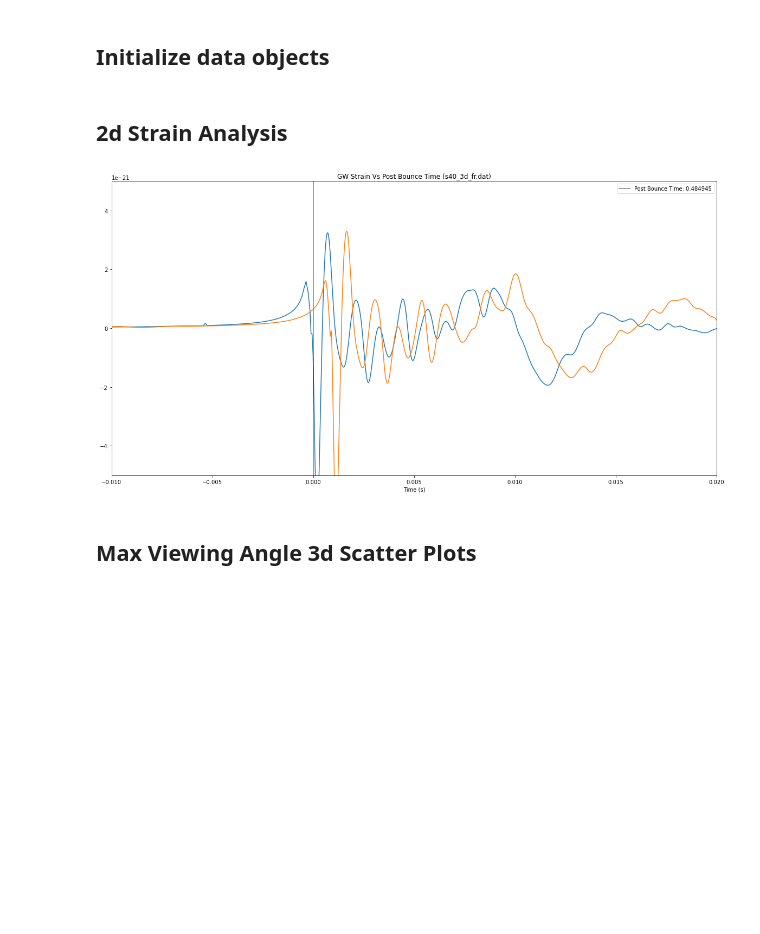
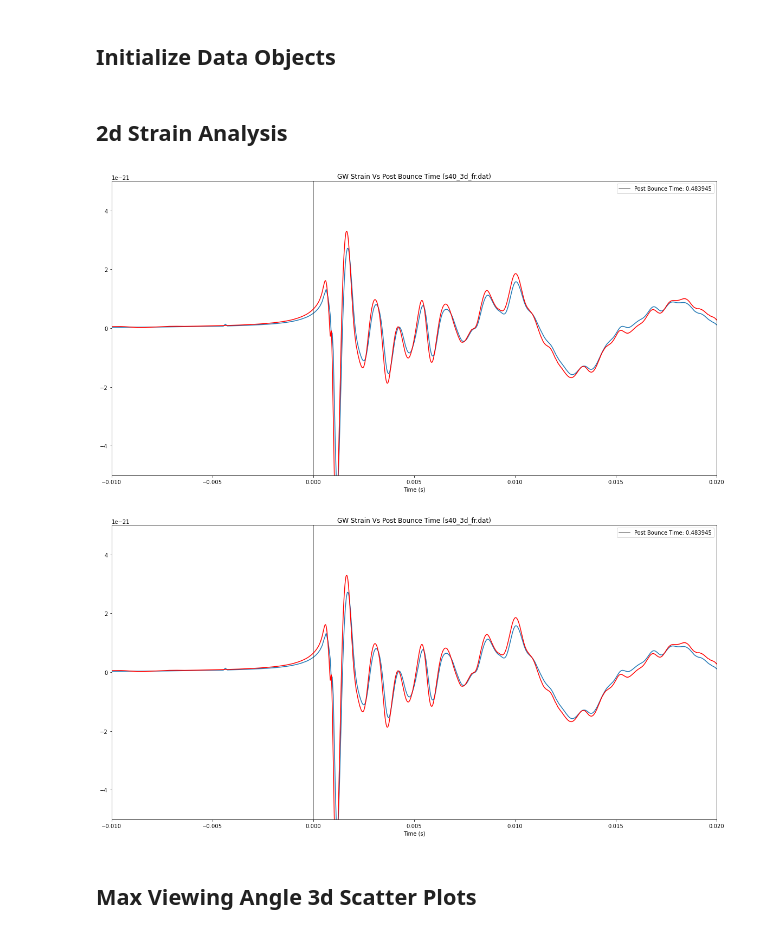
Before and after one commit to StevenVC/PajkosSummerResearch, a Jupyter notebook: programs/TempCompleteSystem.ipynb, the cells around one changed output. Cells and saved outputs as stored; diff of their text form; code cells hidden in the pictures; blank space fills up the shorter version.

```diff
--- a/programs/TempCompleteSystem.ipynb
+++ b/programs/TempCompleteSystem.ipynb
@@ -307,23 +386,26 @@ class GWAnalysis:
 # %% [markdown]
-## Initialize data objects
+## Initialize Data Objects
 # %%
-s40_fr = GWAnalysis( r'C:\Users\crazy\PajkosResearch', 's40_3d_fr.dat', [0, 49, 50, 51, 52, 53, 54], timeStep=5, nVerts=12j, tBounce=0.484945)
+s40_fr = GWAnalysis( r'C:\Users\crazy\PajkosResearch', 's40_3d_fr.dat', [0, 49, 51, 50, 52, 53, 54], timeStep=5, nVerts=12j, tBounce=0.484945-0.001)
 s40_fr.load_QuadData('RawDataFiles')
 s40_fr.set_rawDataHeaders(['Qxx','Qyy','Qxy','Qxz','Qyz','Qzz'])
 
-# s40_nor = GWAnalysis( r'C:\Users\crazy\PajkosResearch', 's40_3d_nor.dat', [0, 49, 50, 51, 52, 53, 54], timeStep=5, nVerts=10j, tBounce=0.4710)
+# s40_nor = GWAnalysis( r'C:\Users\crazy\PajkosResearch', 's40_3d_nor.dat', [0, 49, 51, 50, 52, 53, 54], timeStep=5, nVerts=10j, tBounce=0.4710)
 # s40_nor.load_QuadData('RawDataFiles')
 # s40_nor.set_rawDataHeaders(['Qxx','Qyy','Qxy','Qxz','Qyz','Qzz'])
 
-# s40_sr = GWAnalysis( r'C:\Users\crazy\PajkosResearch', 's40_3d_sr.dat', [0, 49, 50, 51, 52, 53, 54], timeStep=5, nVerts=10j, tBounce=0.474475)
+# s40_sr = GWAnalysis( r'C:\Users\crazy\PajkosResearch', 's40_3d_sr.dat', [0, 49, 51, 50, 52, 53, 54], timeStep=5, nVerts=10j, tBounce=0.474475)
 # s40_sr.load_QuadData('RawDataFiles')
 # s40_sr.set_rawDataHeaders(['Qxx','Qyy','Qxy','Qxz','Qyz','Qzz'])
 # %% [markdown]
 ## 2d Strain Analysis
-# %%
-s40_fr.GW2dAnalysis(1,[20,10],[-0.010,0.020],[-0.5*1e-20, 0.5*1e-20])
-# %% [output]
-[figure, removed]
+# %%
+s40_fr.GW2dAnalysis(1,angles=[np.pi/2,np.pi/2,0,2*np.pi],graphSize=[20,10],xlim=[-0.010,0.020],ylim=[-0.5*1e-20, 0.5*1e-20])
+
+s40_fr.GW2dAnalysis(1,angles=[0,np.pi,0,2*np.pi],graphSize=[20,10],xlim=[-0.010,0.020],ylim=[-0.5*1e-20, 0.5*1e-20])
+# %% [output]
+[figure, added]
+[figure, added]
 # %%
 s40_sr.GW2dAnalysis(1,[20,10],[-0.011,0.020],[-0.15*1e-20, 0.15*1e-20])
 # %%
```
Also changed, not shown: parts of 3 cells of this notebook, 1 other file.
